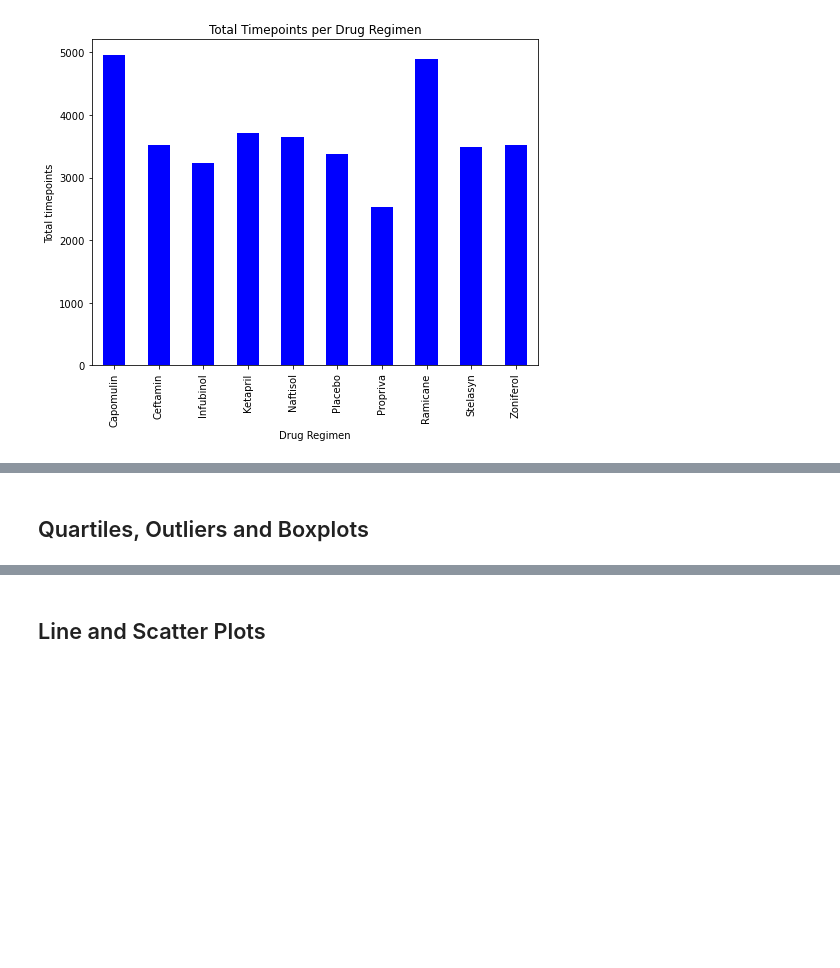
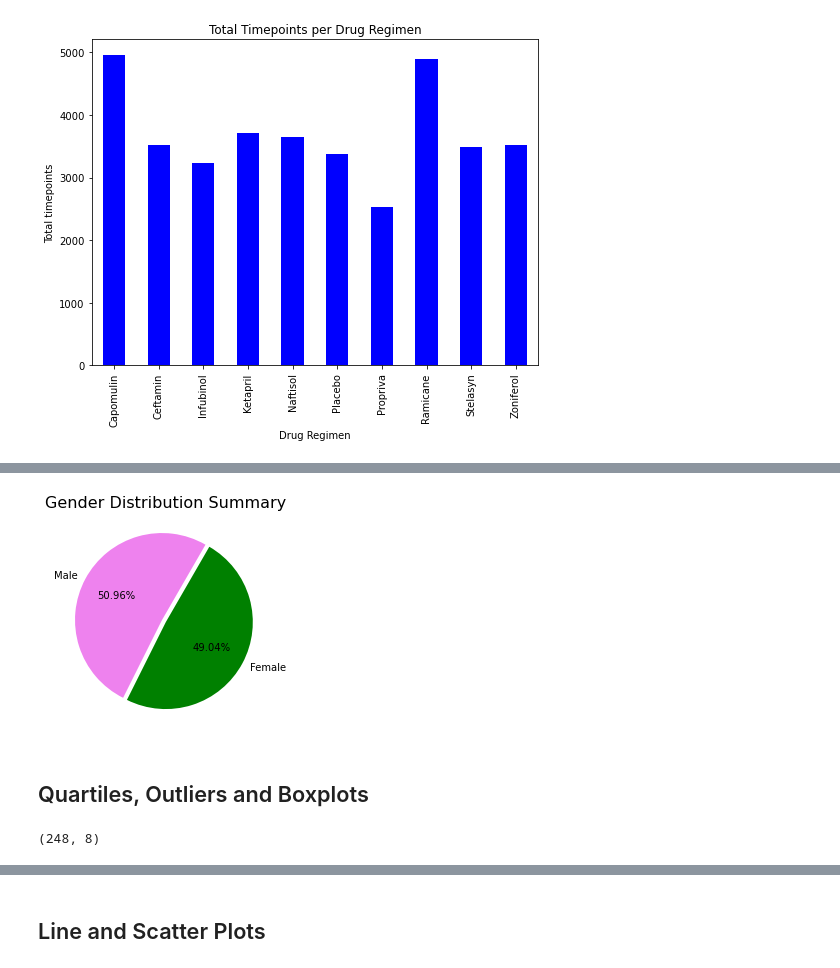
Before and after one commit to yan-ash/matplot_challenge, a Jupyter notebook: pymaceuticals_starter.ipynb, the cells around one changed output, grey strips where cells are left out. Saved outputs shown, nothing was run; the diff lists cells and outputs as text; code cells hidden in the pictures; blank space fills up the shorter version.

```diff
--- a/pymaceuticals_starter.ipynb
+++ b/pymaceuticals_starter.ipynb
@@ -215,12 +213,26 @@ Male                    958               958
 # %%
 # Generate a pie plot showing the distribution of female versus male mice using pyplot
+gender_count=mice_clean_df["Sex"].value_counts()
+colour_plot=["violet","green"]
+explode_plot=(0.05,0)
+plt.pie(gender_count,labels=['Male','Female'],autopct='%0.2f%%',colors=colour_plot,explode=explode_plot,startangle=60)
+plt.title("Gender Distribution Summary",fontsize=16)
+plt.show()
+# %% [output]
+[figure, added]
 # %% [markdown]
 ## Quartiles, Outliers and Boxplots
 # %%
 # Calculate the final tumor volume of each mouse across four of the treatment regimens:
+
 # Capomulin, Ramicane, Infubinol, and Ceftamin
 
 # Start by getting the last (greatest) timepoint for each mouse
-
+last_tumor_df=mice_clean_df.groupby(["Mouse ID",])["Timepoint"].max()
+last_tumor_df.reset_index()
 
 # Merge this group df with the original dataframe to get the tumour volume at the last timepoint
+max_point_df=pd.merge(last_tumor_df,mice_clean_df,on=["Mouse ID","Timepoint"],how="left")
+max_point_df.shape
+# %% [output]
+(248, 8)
```
Also changed, not shown: parts of 9 cells of this notebook.
